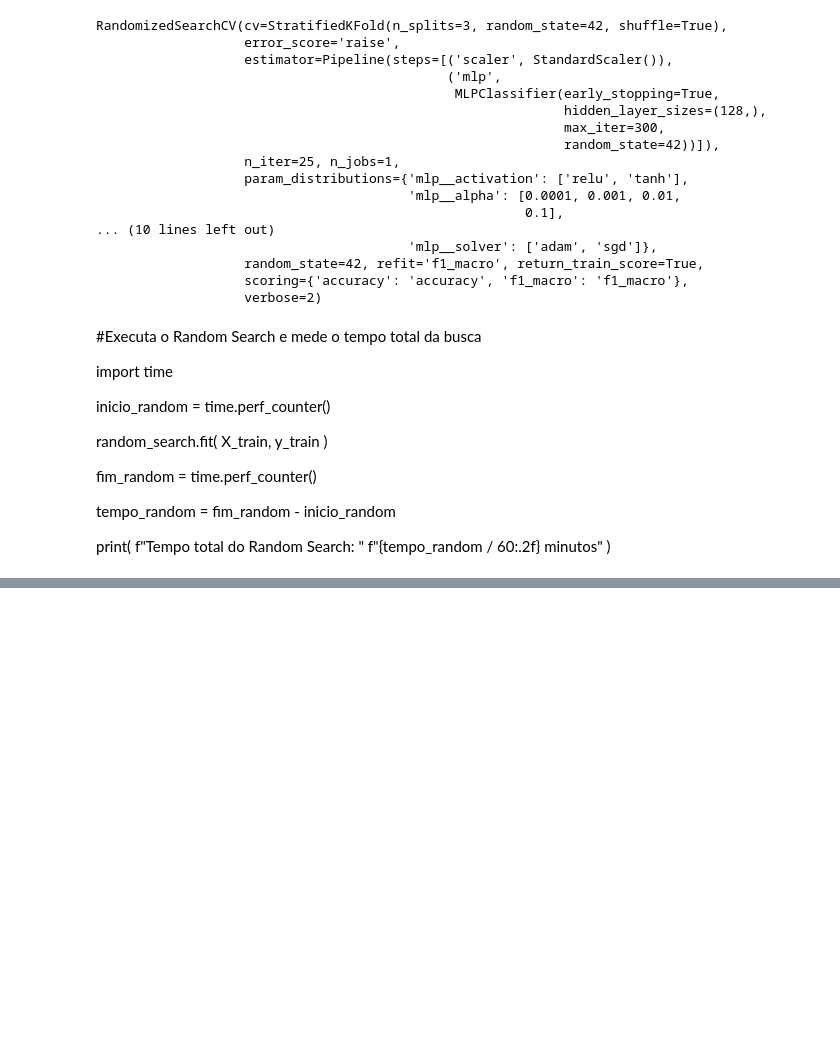
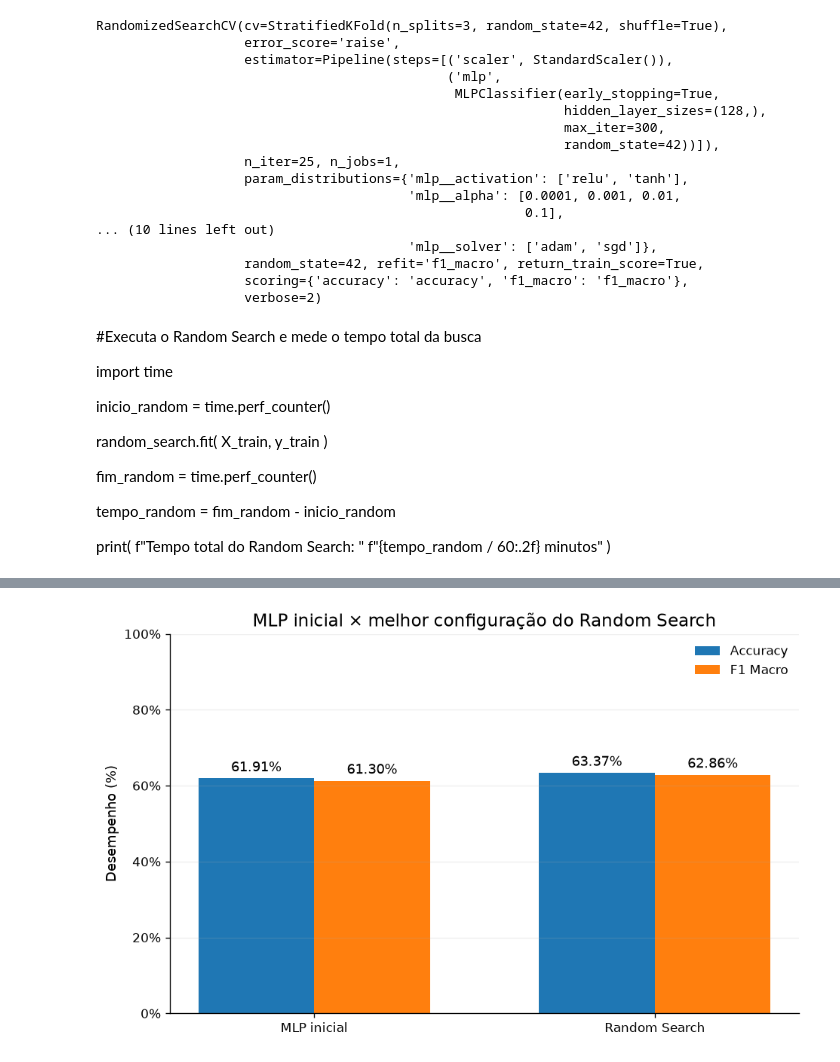
Before and after one commit to lianeheidemann/3d-mnist-mlp-optimization, a Jupyter notebook: Trabalho_MLP_3D_MNIST.ipynb, the cells around one changed output, grey strips where cells are left out. Cells and saved outputs as stored; diff of their text form; code cells hidden in the pictures; blank space fills up the shorter version.

Commit message:
Document MNIST optimization results

```diff
--- a/Trabalho_MLP_3D_MNIST.ipynb
+++ b/Trabalho_MLP_3D_MNIST.ipynb
@@ -984,0 +1020,79 @@ plt.show()
+# %%
+# Compara o desempenho de validação da MLP inicial com a melhor configuração do Random Search
+
+nomes_modelos = [
+    "MLP inicial",
+    "Random Search"
+]
+
+accuracy_comparacao = [
+    resultado_baseline["test_accuracy"].mean() * 100,
+    accuracy_random * 100
+]
+
+f1_comparacao = [
+    resultado_baseline["test_f1_macro"].mean() * 100,
+    f1_random * 100
+]
+
+x = np.arange(len(nomes_modelos))
+largura = 0.34
+
+fig, ax = plt.subplots(figsize=(8, 5))
+
+barras_accuracy = ax.bar(
+    x - largura / 2,
+    accuracy_comparacao,
+    largura,
+    label="Accuracy"
+)
+
+barras_f1 = ax.bar(
+    x + largura / 2,
+    f1_comparacao,
+    largura,
+    label="F1 Macro"
+)
+
+ax.set_title(
+    "MLP inicial × melhor configuração do Random Search"
+)
+
+ax.set_ylabel(
+    "Desempenho (%)"
+)
+
+ax.set_xticks(x)
+ax.set_xticklabels(nomes_modelos)
+
+ax.set_ylim(0, 100)
+
+ax.yaxis.set_major_formatter(
+    PercentFormatter(xmax=100)
+)
+
+ax.grid(
+    axis="y",
+    alpha=0.2
+)
+
+ax.legend(
+    frameon=False
+)
+
+ax.bar_label(
+    barras_accuracy,
+    fmt="%.2f%%",
+    padding=3
+)
+
+ax.bar_label(
+    barras_f1,
+    fmt="%.2f%%",
+    padding=3
+)
+
+plt.tight_layout()
+plt.show()
+# %% [output]
+[figure, added]
```
Also changed, not shown: parts of 15 cells of this notebook, 18 other files.
